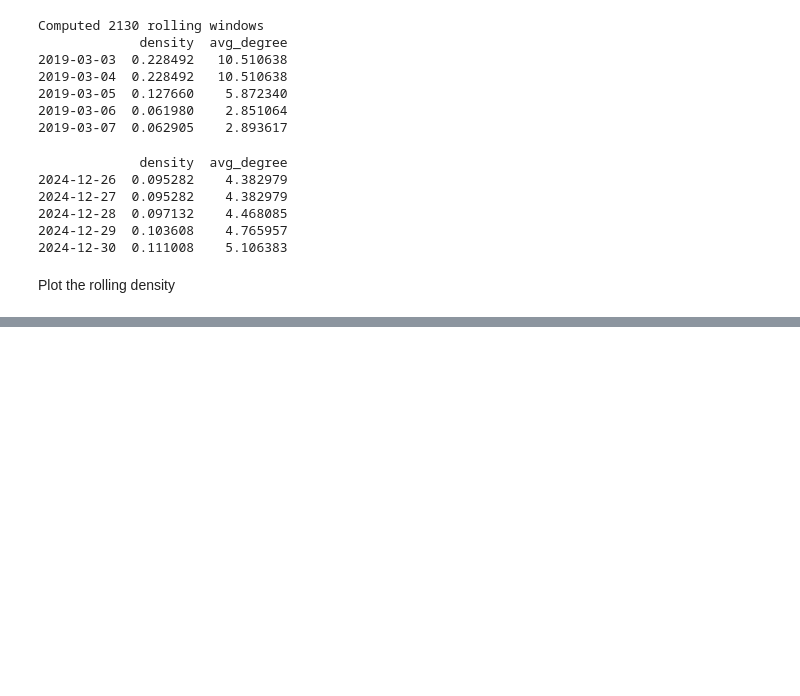
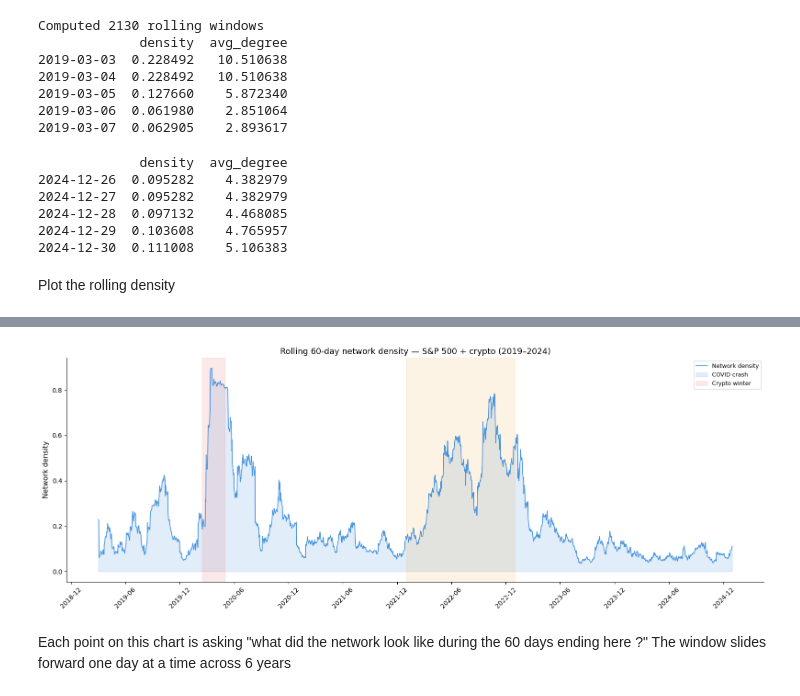
Before and after one commit to letqo/financial-network-analysis, a Jupyter notebook: 06_rolling_analysis.ipynb, the cells around one changed output, grey strips where cells are left out. Drawn from its saved outputs; the diff is of its cells as text; code cells hidden in the pictures; blank space fills up the shorter version.

Commit message:
Day 6: rolling density analysis, single panel plot, findings documented

```diff
--- a/06_rolling_analysis.ipynb
+++ b/06_rolling_analysis.ipynb
@@ -118,0 +117,35 @@ plt.show()
+# %%
+fig, ax = plt.subplots(1, 1, figsize=(16, 6))
+
+ax.plot(rolling_df.index, rolling_df["density"],
+        color="#378ADD", linewidth=1.2, alpha=0.9)
+ax.fill_between(rolling_df.index, rolling_df["density"],
+                alpha=0.15, color="#378ADD")
+ax.set_ylabel("Network density", fontsize=11)
+ax.set_title("Rolling 60-day network density — S&P 500 + crypto (2019–2024)",
+             fontsize=13)
+ax.spines["top"].set_visible(False)
+ax.spines["right"].set_visible(False)
+
+crisis_periods = [
+    ("2020-02-15", "2020-05-01", "#E24B4A", "COVID crash"),
+    ("2022-01-01", "2022-12-31", "#EF9F27", "Crypto winter"),
+]
+
+for start, end, color, label in crisis_periods:
+    ax.axvspan(start, end, alpha=0.12, color=color, label=label)
+
+ax.legend(["Network density", "COVID crash", "Crypto winter"],
+          loc="upper right", fontsize=9)
+
+ax.xaxis.set_major_formatter(mdates.DateFormatter("%Y-%m"))
+ax.xaxis.set_major_locator(mdates.MonthLocator(interval=6))
+plt.xticks(rotation=45)
+
+plt.tight_layout()
+plt.savefig("rolling_density.png", dpi=150)
+plt.show()
+# %% [output]
+[figure, added]
+# %% [markdown]
+Each point on this chart is asking "what did the network look like during the 60 days ending here ?" The window slides forward one day at a time across 6 years
```
Also changed, not shown: parts of 2 cells of this notebook.
